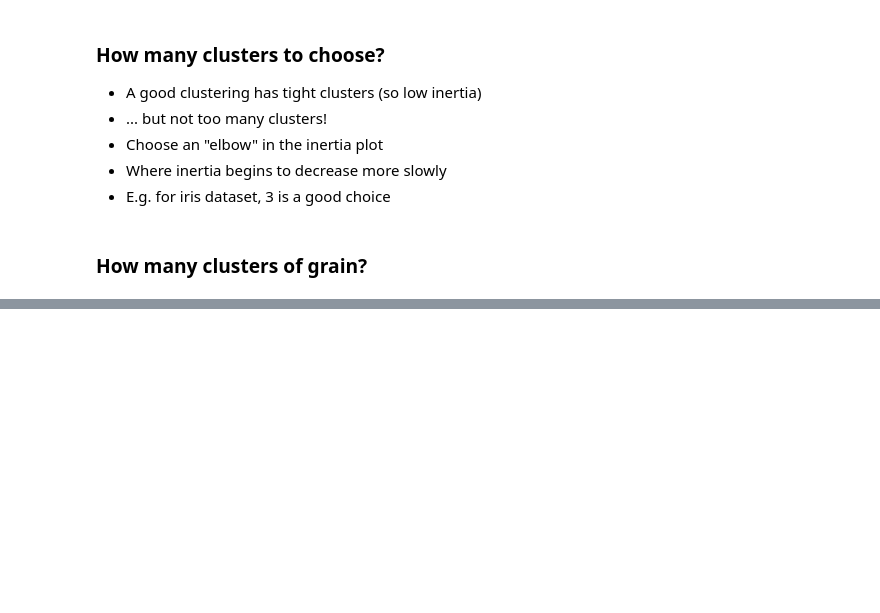
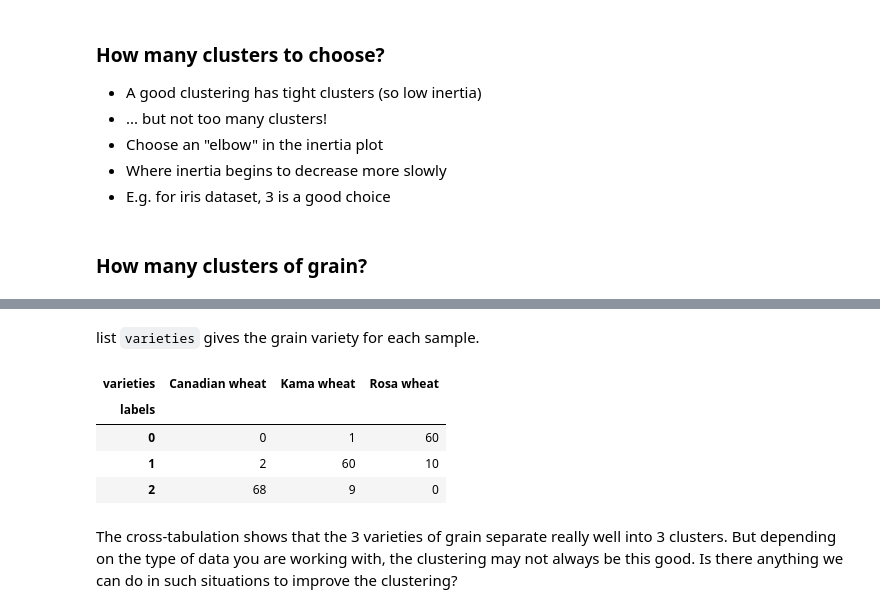
Before and after one commit to VictorOmondi1997/Unsupervised-Learning-in-Python, a Jupyter notebook: Unsupervised Learning in Python.ipynb, the cells around one changed output, grey strips where cells are left out. Saved outputs shown, nothing was run; the diff lists cells and outputs as text; code cells hidden in the pictures; blank space fills up the shorter version.

```diff
--- a/Unsupervised Learning in Python.ipynb
+++ b/Unsupervised Learning in Python.ipynb
@@ -881,0 +1338,25 @@ model.inertia_
+# %% [markdown]
+list `varieties` gives the grain variety for each sample.
+# %%
+# Create a KMeans model with 3 clusters: model
+model_grain = KMeans(n_clusters=3)
+
+# Use fit_predict to fit model and obtain cluster labels: labels
+labels_grain = model_grain.fit_predict(samples_grain)
+
+# Create a DataFrame with labels and varieties as columns: df
+grain_df = pd.DataFrame({'labels': labels_grain, 'varieties': varieties})
+
+# Create crosstab: ct
+ct_grain = pd.crosstab(grain_df.labels, grain_df.varieties)
+
+# Display ct
+ct_grain
+# %% [output]
+| varieties | Canadian wheat | Kama wheat | Rosa wheat |
+| labels |  |  |  |
+| 0 | 0 | 1 | 60 |
+| 1 | 2 | 60 | 10 |
+| 2 | 68 | 9 | 0 |
+# %% [markdown]
+The cross-tabulation shows that the 3 varieties of grain separate really well into 3 clusters. But depending on the type of data you are working with, the clustering may not always be this good. Is there anything we can do in such situations to improve the clustering?
```
Also changed, not shown: parts of 30 cells of this notebook.
